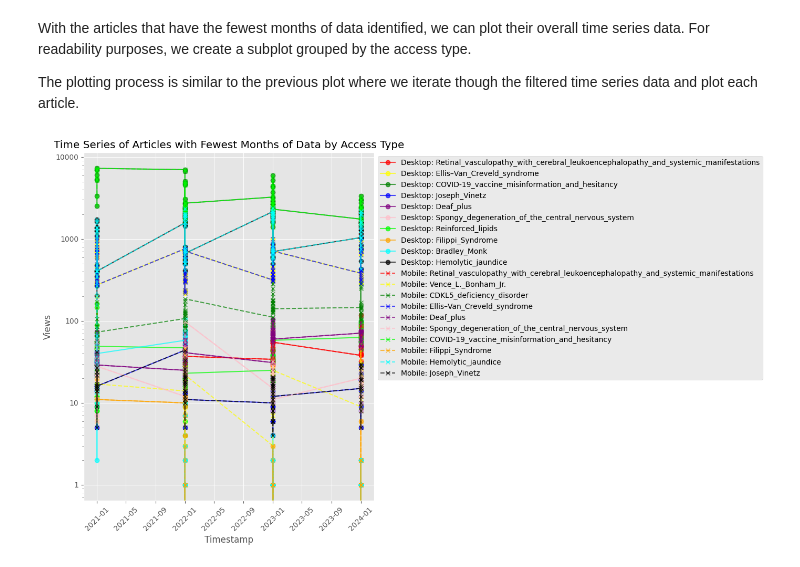
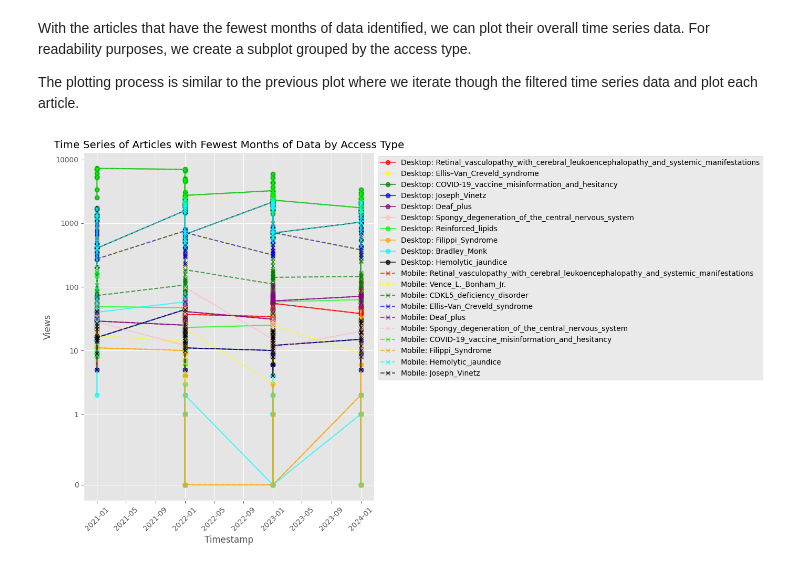
Before and after one commit to tliu-2/data-512-homework_1, a Jupyter notebook: construct_and_analyze_rare_diseases_view_data.ipynb, the cells around one changed output. Saved outputs shown, nothing was run; the diff lists cells and outputs as text; code cells hidden in the pictures.

Commit message:
change yscale to symlog

```diff
--- a/construct_and_analyze_rare_diseases_view_data.ipynb
+++ b/construct_and_analyze_rare_diseases_view_data.ipynb
@@ -652,32 +652,32 @@ for idx, article in enumerate(fewest_desktop_article):
 
 # Plot mobile articles
 for idx, article in enumerate(fewest_mobile_article):
     article_df = fewest_mobile_df.filter(pl.col('article') == article)
     ax.plot(
         article_df.select('timestamp'),
         article_df.select('views'),
         label=f'Mobile: {article}',
         color=colors[(idx + 10) % len(colors)],
         linestyle='--',
         marker='x',
         alpha=0.7
     )
 
 
 ax.set_title('Time Series of Articles with Fewest Months of Data by Access Type')
 ax.set_xlabel('Timestamp')
 ax.set_ylabel('Views')
-ax.set_yscale('log')  # set the y-axis to log scale to better visualize wide range of views data.
+ax.set_yscale('symlog', linthresh=1)   # set the y-axis to log scale to better visualize wide range of views data.
 ax.legend(loc='upper left', bbox_to_anchor=(1,1))
 ax.tick_params(axis='x', rotation=45)
 
 
 # Remove the scientific notation y-axis.
 ax.get_yaxis().set_major_formatter(mticker.ScalarFormatter())
 ax.ticklabel_format(style='plain', axis='y')
 
 fig.tight_layout()
 fig.savefig('./figures/fewest_months_articles.png')
 plt.show()
 # %% [output]
-[figure, old version]
+[figure, new version]
```
Also changed, not shown: parts of 3 cells of this notebook, 3 other files.
